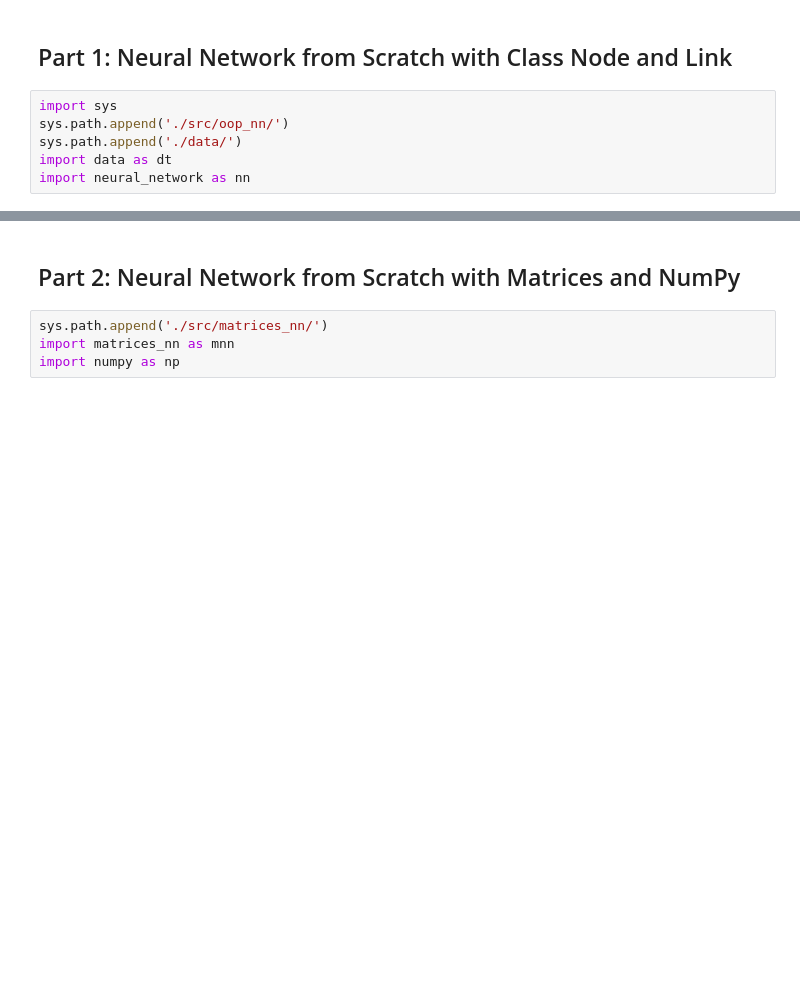
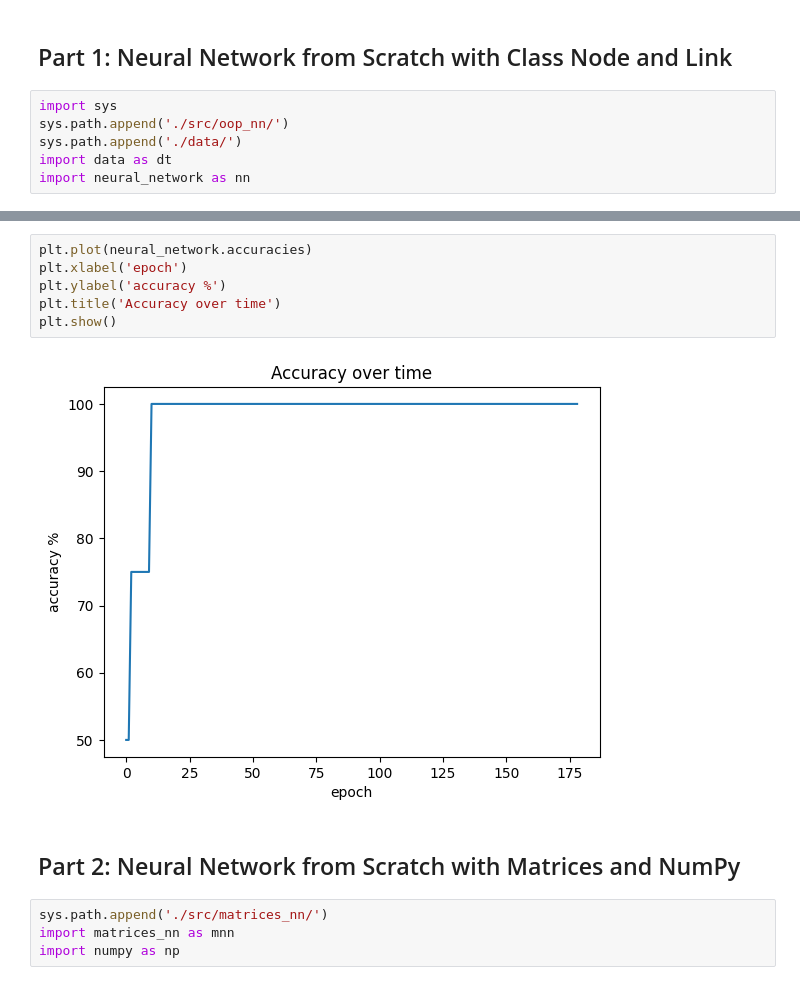
Before and after one commit to Jkachoura/symbol_recognizer, a Jupyter notebook: test.ipynb, the cells around one changed output, grey strips where cells are left out. Saved outputs shown, nothing was run; the diff lists cells and outputs as text; blank space fills up the shorter version.

```diff
--- a/test.ipynb
+++ b/test.ipynb
@@ -38,3 +54,11 @@ plt.show()
+# %%
+plt.plot(neural_network.accuracies)
+plt.xlabel('epoch')
+plt.ylabel('accuracy %')
+plt.title('Accuracy over time')
+plt.show()
+# %% [output]
+[figure, added]
 # %% [markdown]
 ## Part 2: Neural Network from Scratch with Matrices and NumPy
 # %%
```
Also changed, not shown: parts of 8 cells of this notebook, 2 other files.
